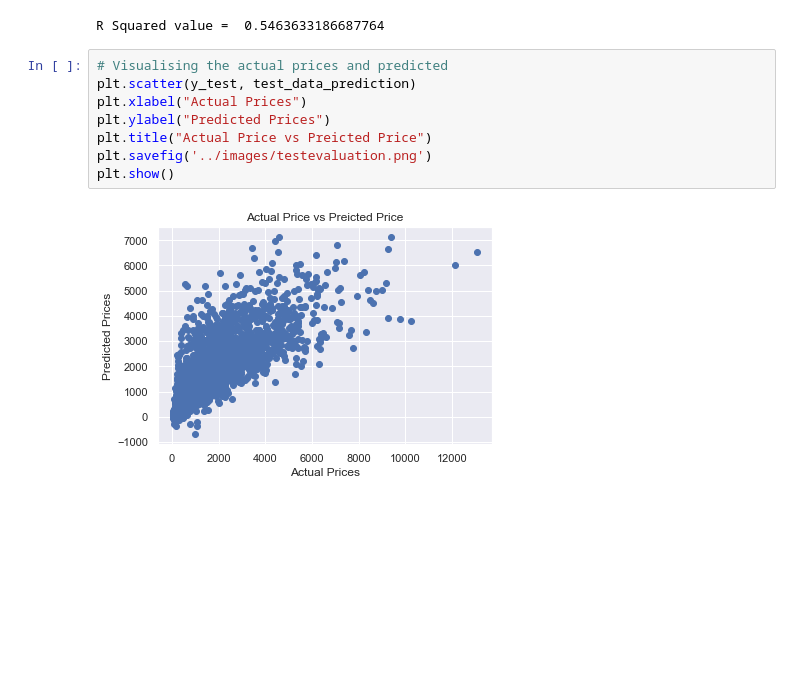
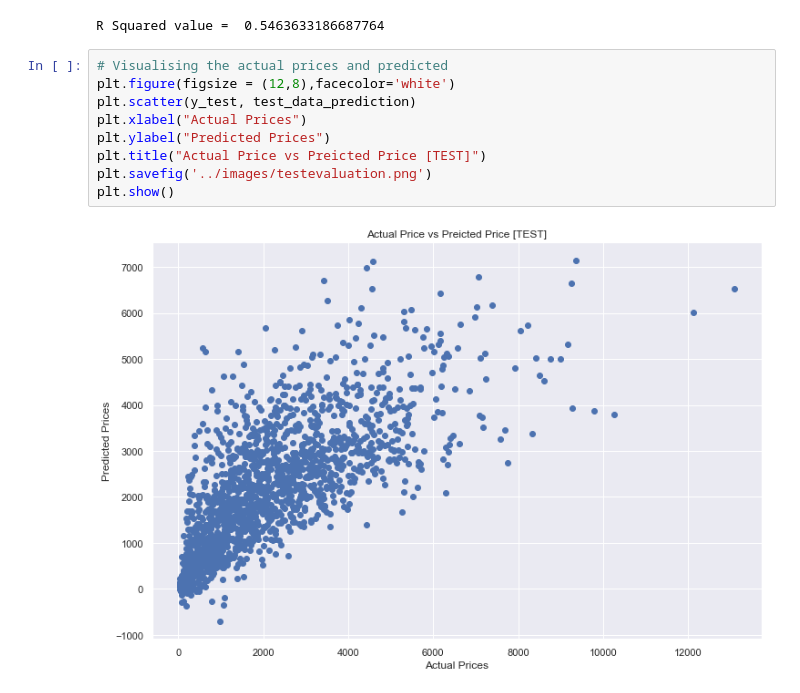
Before and after one commit to MattithyahuData/P4-Mega-Mart-Sales-Prediction, a Jupyter notebook: Code/P4_Code.ipynb, the cells around one changed output. Saved outputs shown, nothing was run; the diff lists cells and outputs as text; blank space fills up the shorter version.

```diff
--- a/Code/P4_Code.ipynb
+++ b/Code/P4_Code.ipynb
@@ -454,11 +455,12 @@ print('R Squared value = ', r2_test)
 R Squared value =  0.5463633186687764
 # %%
 # Visualising the actual prices and predicted
+plt.figure(figsize = (12,8),facecolor='white')
 plt.scatter(y_test, test_data_prediction)
 plt.xlabel("Actual Prices")
 plt.ylabel("Predicted Prices")
-plt.title("Actual Price vs Preicted Price")
+plt.title("Actual Price vs Preicted Price [TEST]")
 plt.savefig('../images/testevaluation.png')
 plt.show()
 # %% [output]
-[figure, old version]
+[figure, new version]
```
Also changed, not shown: parts of 1 cell of this notebook, 2 other files.
